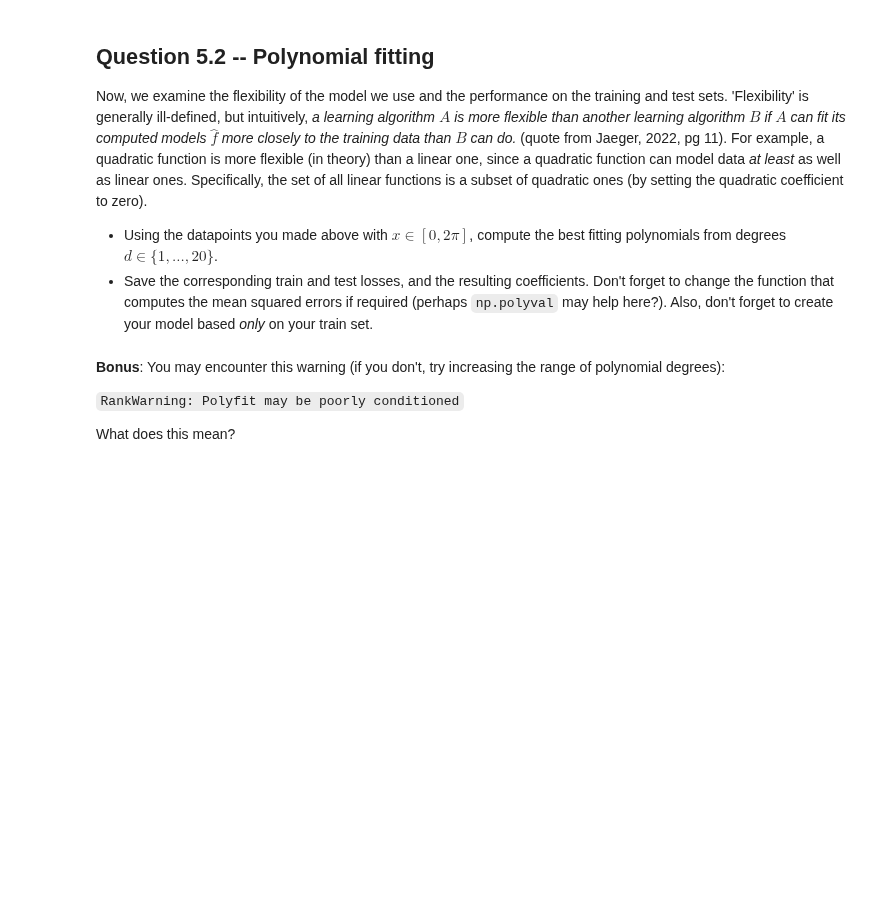
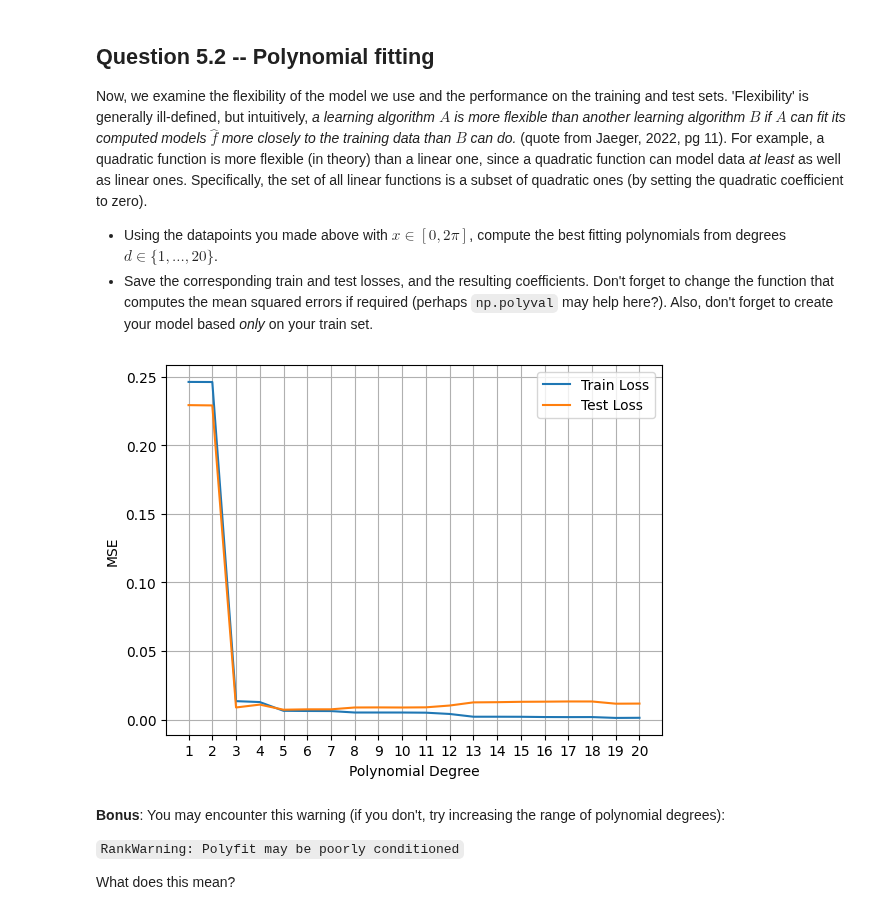
Before and after one commit to sergeGITH/TS, a Jupyter notebook: TMDL_2024_25_Assignment_1,_Qs_only.ipynb, the cells around one changed output. Cells and saved outputs as stored; diff of their text form; code cells hidden in the pictures; blank space fills up the shorter version.

```diff
--- a/TMDL_2024_25_Assignment_1,_Qs_only.ipynb
+++ b/TMDL_2024_25_Assignment_1,_Qs_only.ipynb
@@ -332,3 +332,36 @@ Now, we examine the flexibility of the model we use and the performance on the t
+# %%
+# TODO: your code here
+degrees = range(1, 21)
+train_losses = []
+test_losses = []
+coefficients = []
+
+for degree in degrees:
+    # fit polynomial to train data
+    coeffs = np.polyfit(x, y_train, degree)
+    coefficients.append(coeffs)
+
+    # calculate train loss
+    y_pred_train = np.polyval(coeffs, x)
+    train_loss = compute_mse(y_train, y_pred_train, a, b)
+    train_losses.append(train_loss)
+
+    # calculate test loss
+    y_pred_test = np.polyval(coeffs, x)
+    test_loss = compute_mse(y_test, y_pred_test, a, b)
+    test_losses.append(test_loss)
+
+# plot train and test losses
+plt.plot(degrees, train_losses, label="Train Loss")
+plt.plot(degrees, test_losses, label="Test Loss")
+plt.xlabel("Polynomial Degree")
+plt.xticks(degrees)
+plt.ylabel("MSE")
+plt.grid()
+plt.legend()
+plt.show()
+# %% [output]
+[figure, added]
 # %% [markdown]
 **Bonus**: You may encounter this warning (if you don't, try increasing the range of polynomial degrees):
 
```
Also changed, not shown: parts of 4 cells of this notebook.
